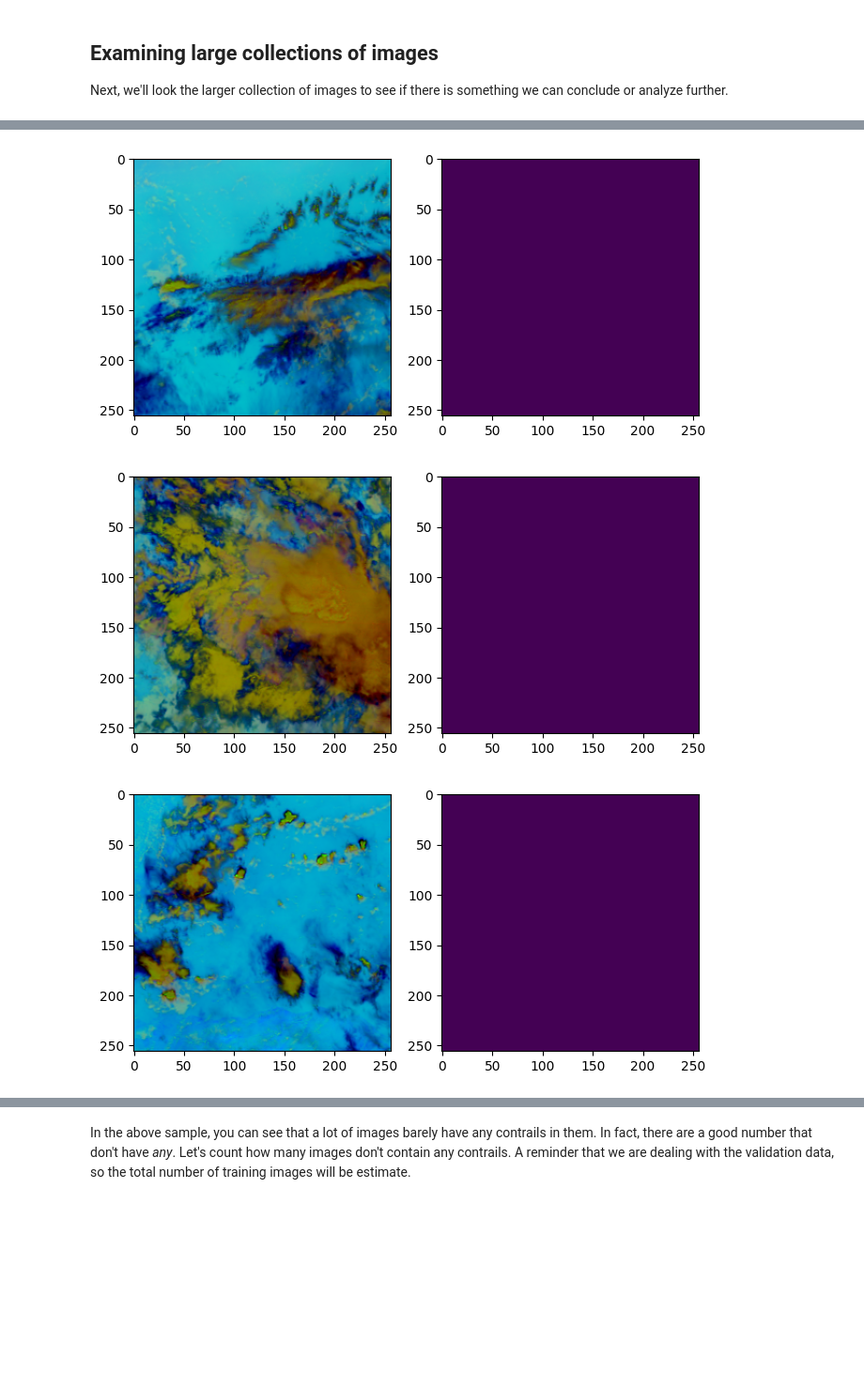
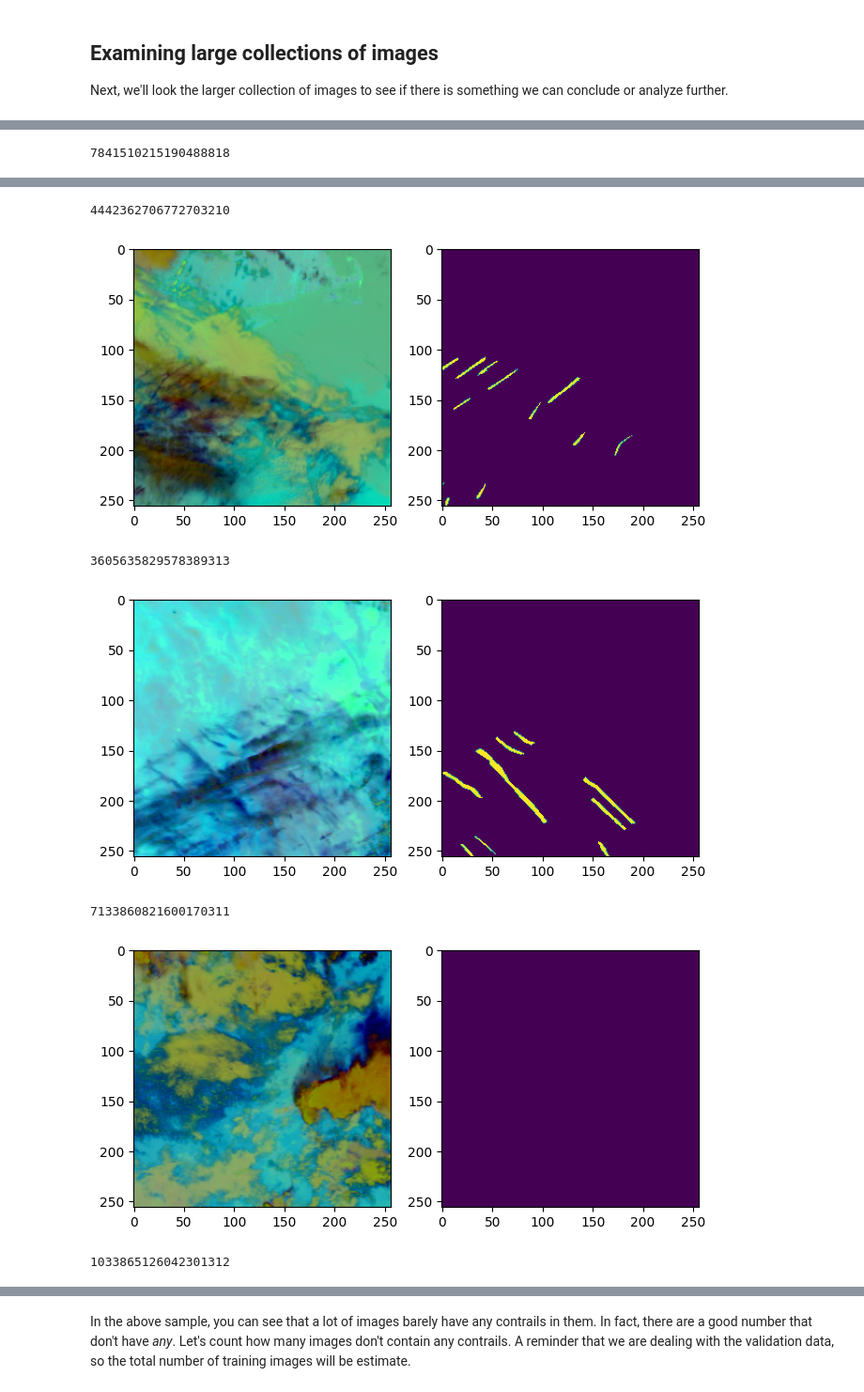
Before and after one commit to MughilM/Data-Science-Projects, a Jupyter notebook: notebooks/contrails_eda.ipynb, the cells around one changed output, grey strips where cells are left out. Shown at 94% size. Drawn from its saved outputs; the diff is of its cells as text; code cells hidden in the pictures; blank space fills up the shorter version.

```diff
--- a/notebooks/contrails_eda.ipynb
+++ b/notebooks/contrails_eda.ipynb
@@ -13,7 +13,7 @@ import matplotlib.pyplot as plt
 import json
 import os
 
-DATA_PATH = '../data/gr-contrails'
+DATA_PATH = '../data/google-research-identify-contrails-reduce-global-warming'
 # %% [markdown]
 ## Reading in the Metadata
 The `validation_metadata.json` file contains a list of all the directories and samples in the folder.
@@ -36,7 +36,7 @@ For this example, we'll look at the first entry in the metadata, **2243486080767
 ## Reading in a single sample
 # %%
 entry_id = '2243486080767052614'
-entry_folder = os.path.join(DATA_PATH, entry_id)
+entry_folder = os.path.join(DATA_PATH, 'validation', entry_id)
 # %% [markdown]
 ## Visualizing a single contrail image
 *Inspiration for this section came from [Kaggle's visualization notebook](https://www.kaggle.com/code/inversion/visualizing-contrails/notebook), that uses the same color scheme, but leaves out some information, which I've hopefully covered here.*
@@ -88,7 +88,7 @@ plt.show()
 This one is a bit hard to see, so we'll choose another image with more contrails. For simplicity, I'll include a function to do the plotting for us.
 # %%
 def plot_contrails(file_id):
-    folder = os.path.join(DATA_PATH, file_id)
+    folder = os.path.join(DATA_PATH, 'validation', file_id)
     # Remember to take the 5th time step, as that's the one the ground truth pertains to.
     band15 = np.load(os.path.join(folder, 'band_15.npy'))[:, :, 5]
     band14 = np.load(os.path.join(folder, 'band_14.npy'))[:, :, 5]
@@ -119,6 +119,7 @@ Hopefully you can see the dark blue wisps in the left image, that correspond wit
 ## Examining large collections of images
 Next, we'll look the larger collection of images to see if there is something we can conclude or analyze further.
 # %%
-for iid in np.random.choice(validation_files, size=20, replace=False):
+for iid in np.random.choice(validation_files, size=10, replace=False):
+    print(iid)
     plot_contrails(iid)
 # %% [output]
@@ -125,0 +128 @@ for iid in np.random.choice(validation_files, size=20, replace=False):
+7841510215190488818
@@ -127,3 +130,7 @@ for iid in np.random.choice(validation_files, size=20, replace=False):
+4442362706772703210
-[figure, old version]
+[figure, new version]
+3605635829578389313
-[figure, old version]
+[figure, new version]
+7133860821600170311
-[figure, old version]
+[figure, new version]
+1033865126042301312
```
Also changed, not shown: parts of 2 cells of this notebook, 12 other files.
